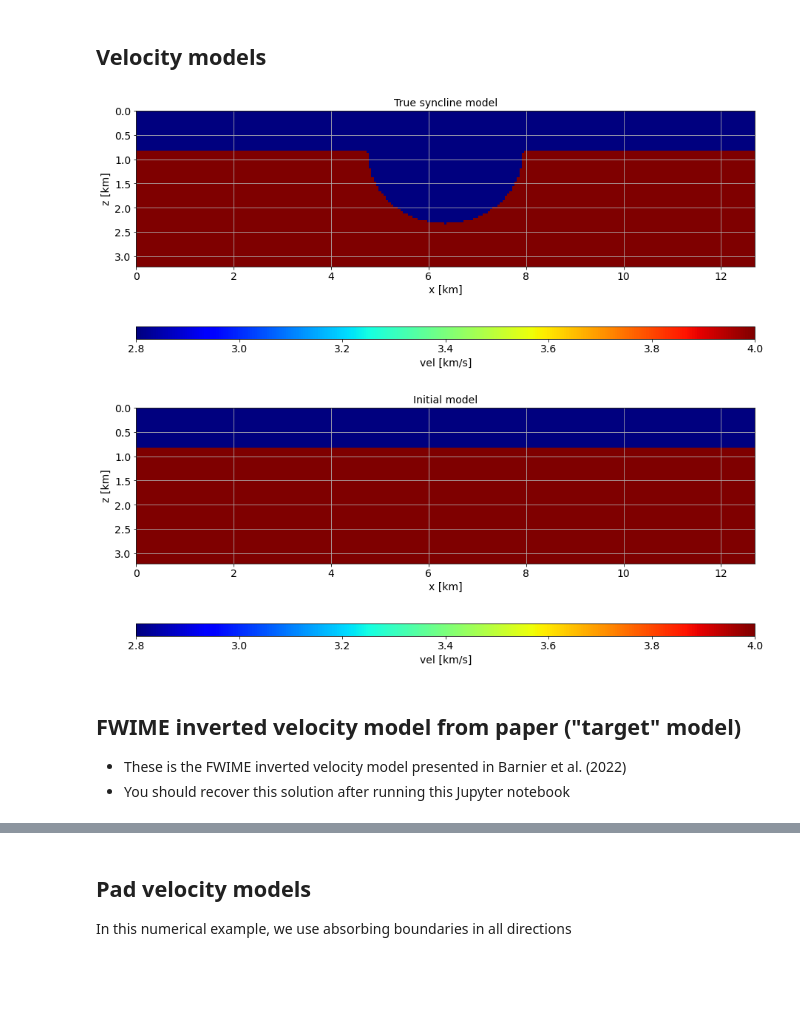
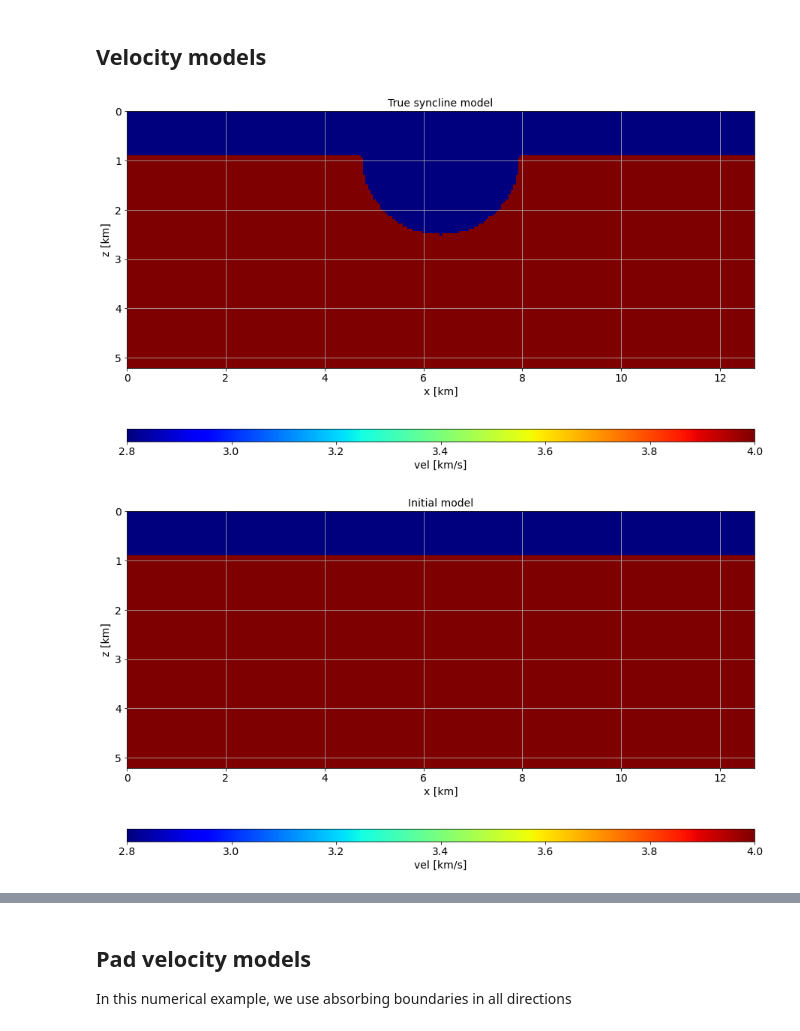
Before and after one commit to gbarnier/FWIME-applications, a Jupyter notebook: applications-jupyter/Seiscope_Syncline/Seiscope_Syncline.ipynb, the cells around one changed output, grey strips where cells are left out. Cells and saved outputs as stored; diff of their text form; code cells hidden in the pictures; blank space fills up the shorter version.

Commit message:
updated plotting for Syncline

```diff
--- a/applications-jupyter/Seiscope_Syncline/Seiscope_Syncline.ipynb
+++ b/applications-jupyter/Seiscope_Syncline/Seiscope_Syncline.ipynb
@@ -189,24 +188,20 @@ nx = vel_hyper.getAxis(2).n
 # %%
 # Plot true velocity model
 plt.figure(figsize=(15,10))
-plt.imshow(vel_true_nd.T,cmap='jet', vmin=vel_true_nd.min(), vmax=vel_true_nd.max(), extent=(ox, (ox+(nx-1)*dx), (oz+(nz_original-1)*dz), oz), aspect="equal")
+plt.imshow(vel_true_nd.T,cmap='jet', vmin=vel_true_nd.min(), vmax=vel_true_nd.max(), extent=(ox, (ox+(nx-1)*dx), (oz+(nz-1)*dz), oz), aspect="equal")
 plt.title("True syncline model"), plt.xlabel("x [km]"), plt.ylabel("z [km]")
 plt.colorbar(orientation="horizontal", label="vel [km/s]", aspect=50)
 plt.grid()
 plt.show()
 # %% [output]
-[figure, old version]
+[figure, new version]
 # %%
 # Plot initial velocity model
 plt.figure(figsize=(15,10))
-plt.imshow(vel_init_nd.T,cmap='jet', vmin=vel_true_nd.min(), vmax=vel_true_nd.max(), extent=(ox, (ox+(nx-1)*dx), (oz+(nz_original-1)*dz), oz),aspect="equal")
+plt.imshow(vel_init_nd.T,cmap='jet', vmin=vel_true_nd.min(), vmax=vel_true_nd.max(), extent=(ox, (ox+(nx-1)*dx), (oz+(nz-1)*dz), oz),aspect="equal")
 plt.title("Initial model"), plt.xlabel("x [km]"), plt.ylabel("z [km]")
 plt.colorbar(orientation="horizontal", label="vel [km/s]", aspect=50)
 plt.grid()
 plt.show()
 # %% [output]
-[figure, old version]
+[figure, new version]
-# %% [markdown]
-## FWIME inverted velocity model from paper ("target" model)
-* These is the FWIME inverted velocity model presented in Barnier et al. (2022)
-* You should recover this solution after running this Jupyter notebook
```
Also changed, not shown: parts of 5 cells of this notebook, 8 other files.
